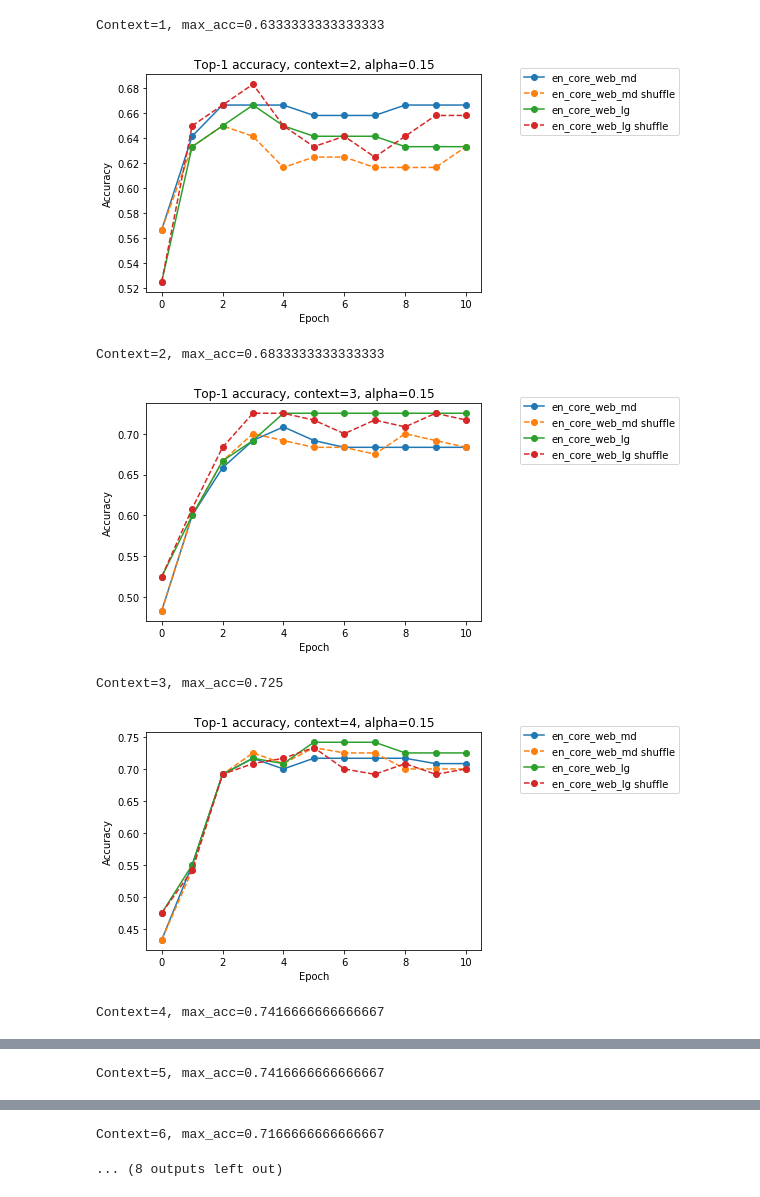
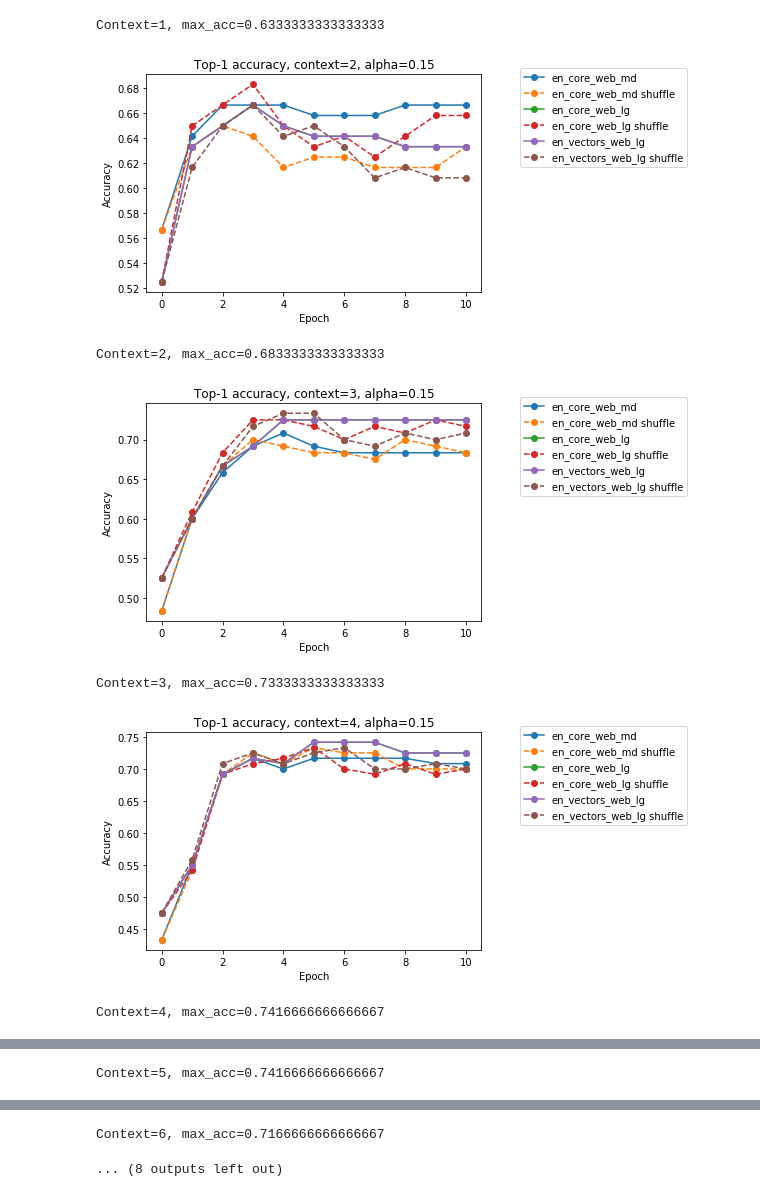
Before and after one commit to gberinger/automatic-wiki-links, a Jupyter notebook: experiments/vocabularies_comparison/plots.ipynb, the cells around one changed output, grey strips where cells are left out. Saved outputs shown, nothing was run; the diff lists cells and outputs as text; code cells hidden in the pictures.

Commit message:
Add results from en_vectors_web_lg vocabulary

```diff
--- a/experiments/vocabularies_comparison/plots.ipynb
+++ b/experiments/vocabularies_comparison/plots.ipynb
@@ -6,7 +6,7 @@ from matplotlib import pyplot as plt
 contexts = range(1, 11)
 for c in contexts:
     max_acc = 0
-    for v in ["en", "en_core_web_sm", "en_core_web_md", "en_core_web_lg" ]:
+    for v in ["en", "en_core_web_sm", "en_core_web_md", "en_core_web_lg", "en_vectors_web_lg"]:
         # without shuffle
         results_df = pd.read_csv('results_{}_no_shuffle_{}.csv'.format(v, c))
         plt.plot(results_df['epoch'], results_df['top1_acc'], 'o-', label=v)
@@ -42,7 +42,7 @@ Context=6, max_acc=0.7166666666666667
 contexts = range(1, 11)
 for c in contexts:
     max_acc = 0
-    for v in ["en_core_web_md", "en_core_web_lg" ]:
+    for v in ["en_core_web_md", "en_core_web_lg", "en_vectors_web_lg" ]:
         # without shuffle
         results_df = pd.read_csv('results_{}_no_shuffle_{}.csv'.format(v, c))
         plt.plot(results_df['epoch'], results_df['top1_acc'], 'o-', label=v)
@@ -65,7 +65,7 @@ for c in contexts:
 Context=1, max_acc=0.6333333333333333
-[figure, old version]
+[figure, new version]
 Context=2, max_acc=0.6833333333333333
-[figure, old version]
+[figure, new version]
-Context=3, max_acc=0.725
+Context=3, max_acc=0.7333333333333333
-[figure, old version]
+[figure, new version]
 Context=4, max_acc=0.7416666666666667
```
Also changed, not shown: parts of 2 cells of this notebook, 41 other files.
